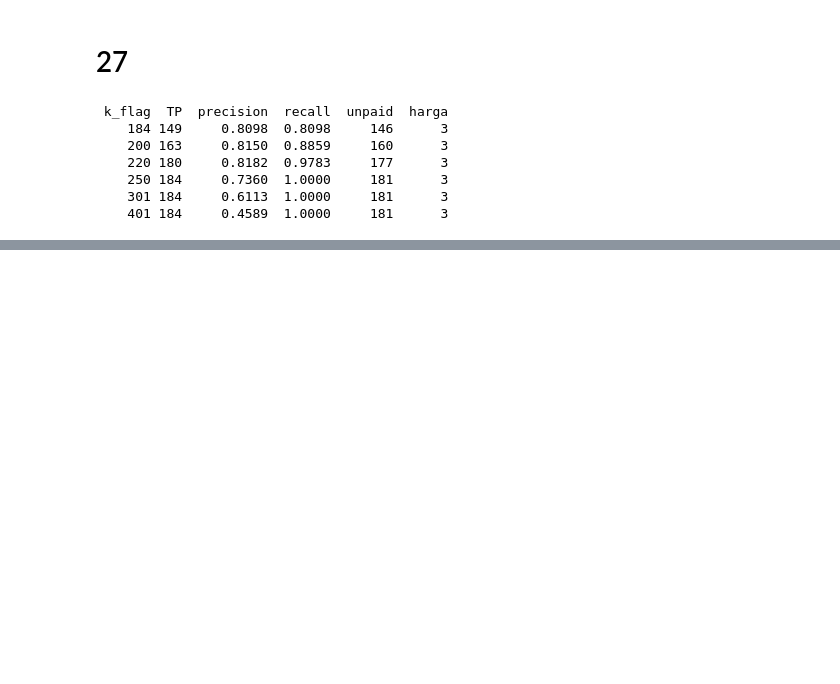
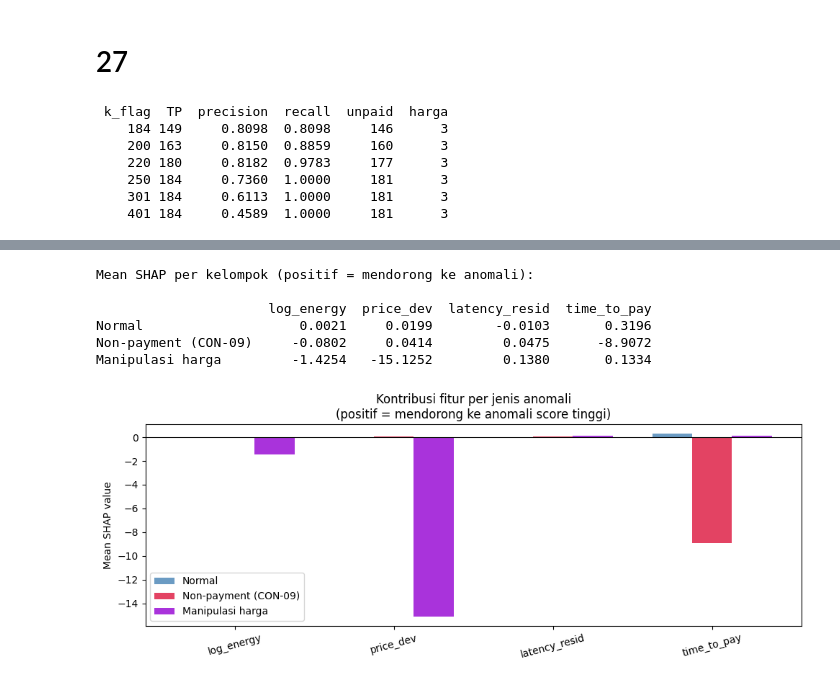
Before and after one commit to Gatoetkatja/smart-grid-blockchain, a Jupyter notebook: notebook.ipynb, the cells around one changed output, grey strips where cells are left out. Drawn from its saved outputs; the diff is of its cells as text; code cells hidden in the pictures; blank space fills up the shorter version.

```diff
--- a/notebook.ipynb
+++ b/notebook.ipynb
@@ -768,0 +1071,46 @@ print(pd.DataFrame(rows).to_string(index=False))
+# %%
+# Rata-rata SHAP untuk tiap kelompok
+groups = {
+    'Normal': fe['pseudo_label'] == 0,
+    'Non-payment (CON-09)': fe['unpaid'],
+    'Manipulasi harga': fe['price_dev'] > 0.20,
+}
+
+shap_df = pd.DataFrame(shap_values, columns=feats_C)
+
+print("Mean SHAP per kelompok (positif = mendorong ke anomali):\n")
+summary = {}
+for nama, mask in groups.items():
+    summary[nama] = shap_df[mask.values].mean()
+
+summary_df = pd.DataFrame(summary).T
+print(summary_df.round(6))
+
+# Visualisasi: grouped bar
+fig, ax = plt.subplots(figsize=(10, 4))
+x = np.arange(len(feats_C))
+width = 0.25
+colors_g = ['steelblue', 'crimson', 'darkviolet']
+
+for i, (nama, _) in enumerate(groups.items()):
+    vals = summary_df.loc[nama, feats_C].values
+    ax.bar(x + i*width, vals, width, label=nama,
+           color=colors_g[i], alpha=0.8)
+
+ax.set_xticks(x + width)
+ax.set_xticklabels(feats_C, rotation=15)
+ax.set_ylabel('Mean SHAP value')
+ax.set_title('Kontribusi fitur per jenis anomali\n(positif = mendorong ke anomali score tinggi)')
+ax.axhline(0, color='black', lw=0.8)
+ax.legend()
+plt.tight_layout()
+plt.savefig('shap_per_jenis.png', dpi=120, bbox_inches='tight')
+plt.show()
+# %% [output]
+Mean SHAP per kelompok (positif = mendorong ke anomali):
+
+                      log_energy  price_dev  latency_resid  time_to_pay
+Normal                    0.0021     0.0199        -0.0103       0.3196
+Non-payment (CON-09)     -0.0802     0.0414         0.0475      -8.9072
+Manipulasi harga         -1.4254   -15.1252         0.1380       0.1334
+[figure, added]
```
Also changed, not shown: parts of 13 cells of this notebook, 5 other files.
